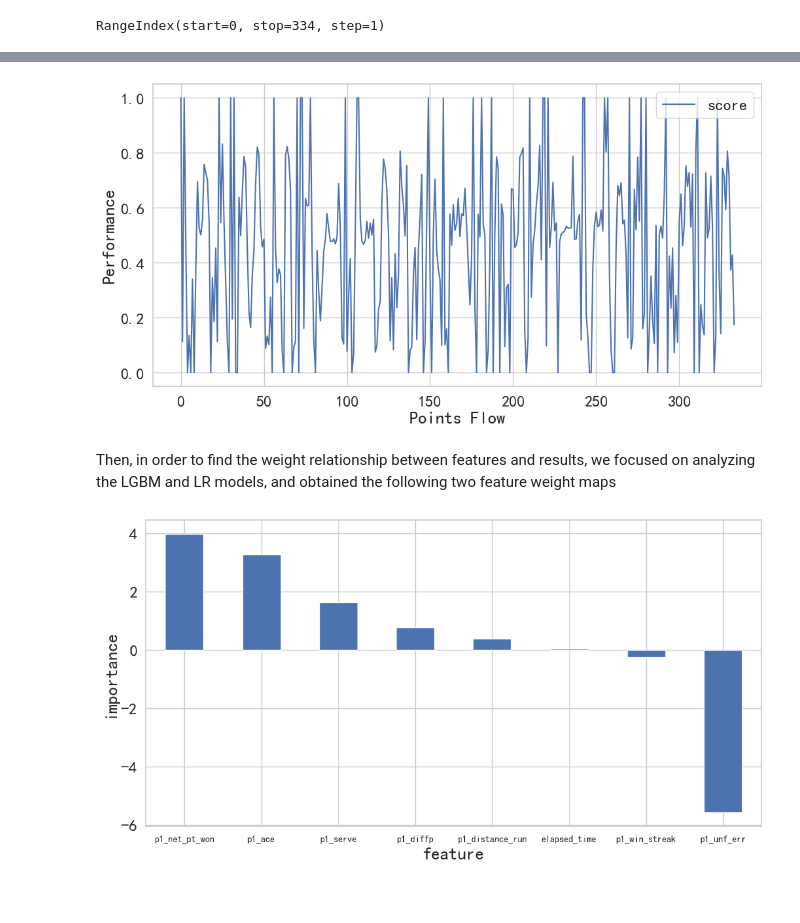
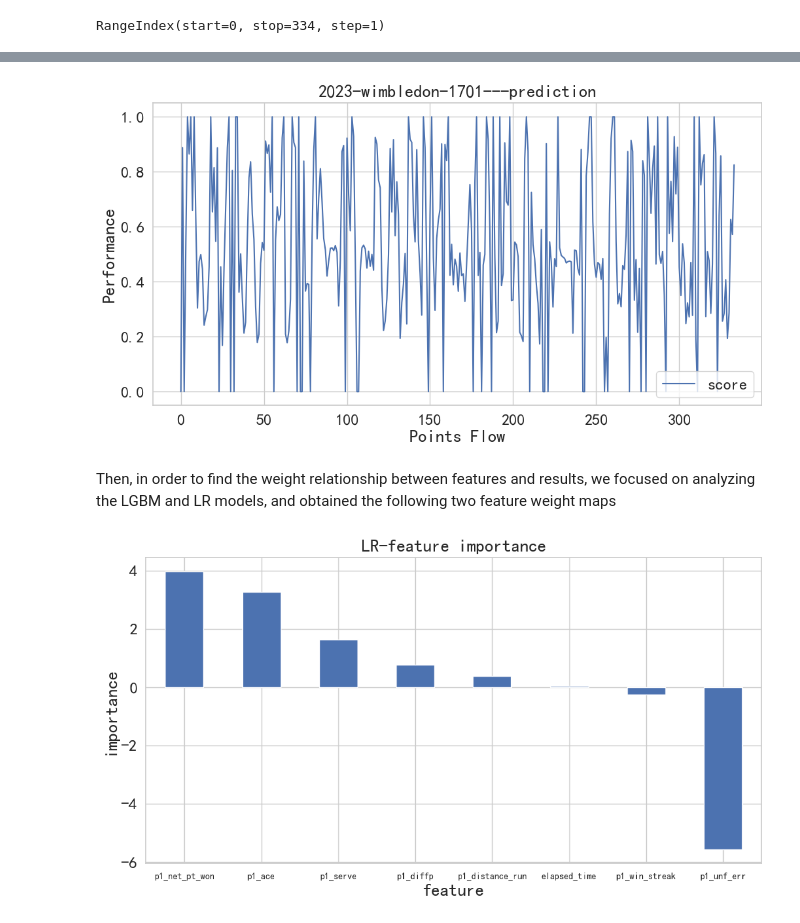
Before and after one commit to Jack-Huang02/MCM-C-Momentum-in-Tennis, a Jupyter notebook: tennis.ipynb, the cells around one changed output, grey strips where cells are left out. Cells and saved outputs as stored; diff of their text form; code cells hidden in the pictures; blank space fills up the shorter version.

```diff
--- a/tennis.ipynb
+++ b/tennis.ipynb
@@ -188,6 +188,6 @@ train = dataset.drop(index,axis=0)
 model = MLPClassifier(random_state=60)
 model.fit(train[columns].values,train['p1_label'].values)
 pred = model.predict_proba(test[columns].values)
-pred = pd.DataFrame({'score':pred[:,0]})
+pred = pd.DataFrame({'score':pred[:,1]})
 # %% [output]
 RangeIndex(start=0, stop=334, step=1)
@@ -194,19 +210,20 @@ RangeIndex(start=0, stop=334, step=1)
 # %%
 import seaborn as sns
 sns.set(font= "simhei",style="whitegrid",font_scale=1.6)
 import matplotlib
 matplotlib.rcParams['axes.unicode_minus']=False # 解决坐标轴的负号显示问题
 import matplotlib.pyplot as plt
 
 
 pred.plot(kind = "line",figsize = (12,6)) #颜色,matplotlib
 plt.xticks(rotation=0)
 plt.xlabel("Points Flow")
 plt.ylabel("Performance")
+plt.title('2023-wimbledon-1701---prediction')
 plt.savefig('results\\match_flow_prediction.png',dpi=500)
 plt.show()
 # %% [output]
-[figure, old version]
+[figure, new version]
 # %% [markdown]
 Then, in order to find the weight relationship between features and results, we focused on analyzing the LGBM and LR models, and obtained the following two feature weight maps
 # %%
@@ -225,9 +242,10 @@ plt.xlabel("feature")
 plt.ylabel("importance")
 plt.xticks(rotation = 0,fontsize = 10)
 plt.savefig('results\\LR-feature importance.png',dpi=500,bbox_inches='tight')
+plt.title('LR-feature importance')
 plt.show()
 # %% [output]
-[figure, old version]
+[figure, new version]
 # %%
 import seaborn as sns
 sns.set(font= "simhei",style="whitegrid",font_scale=1.6)
```
Also changed, not shown: parts of 2 cells of this notebook, 1 other file.
